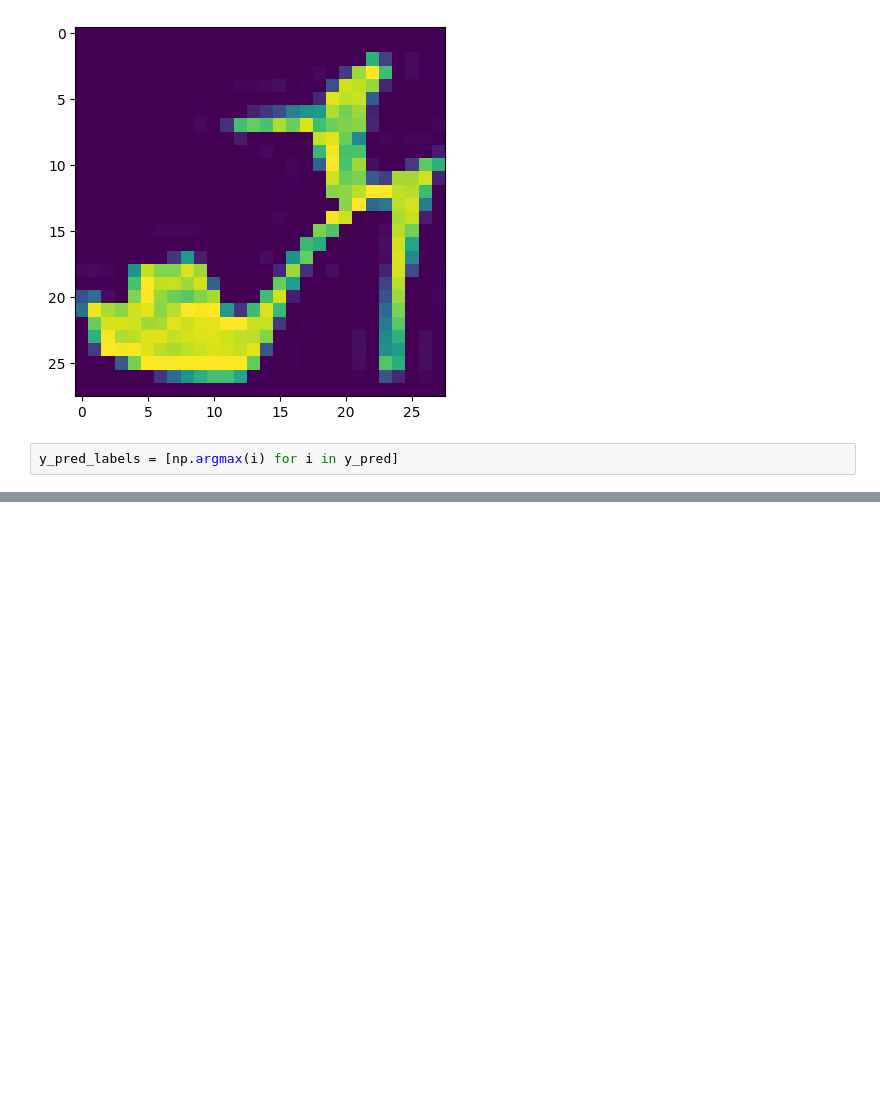
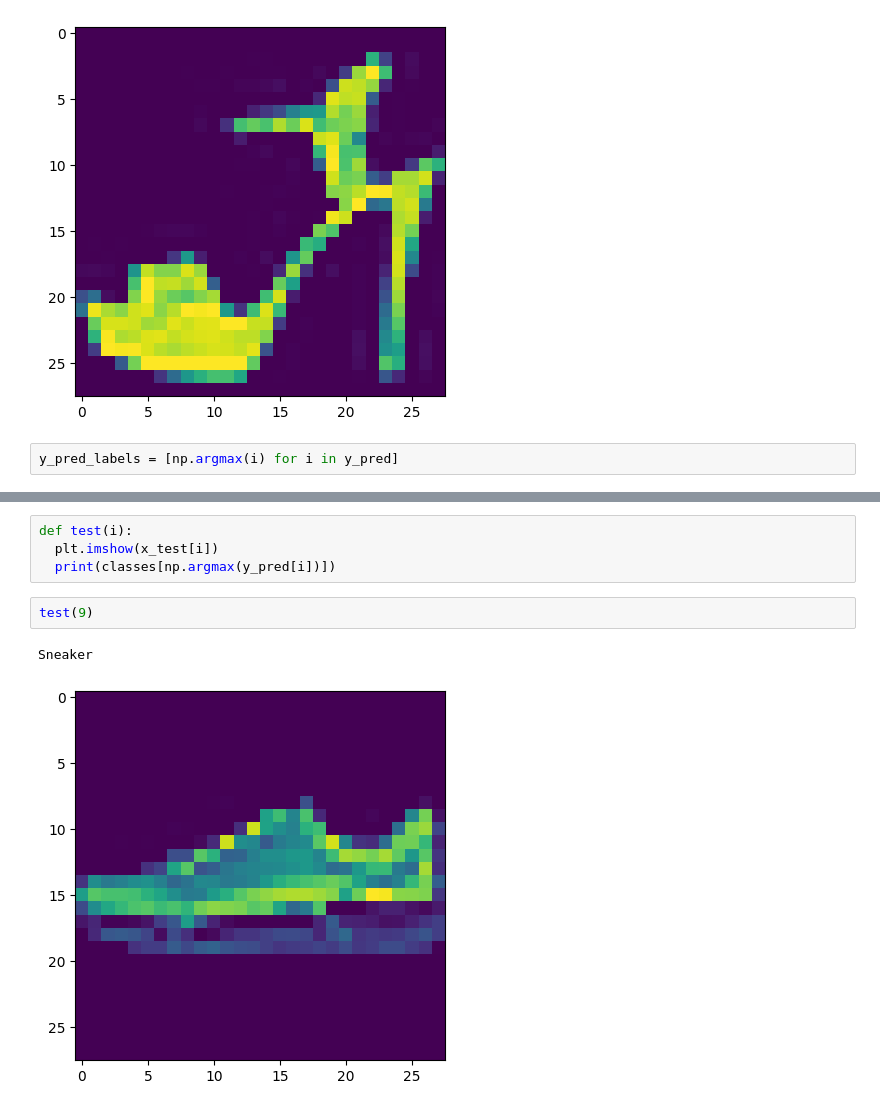
Before and after one commit to Anonymous3017/AI-ML-Training, a Jupyter notebook: Day_15_Ayush_Track_2.ipynb, the cells around one changed output, grey strips where cells are left out. Cells and saved outputs as stored; diff of their text form; blank space fills up the shorter version.

```diff
--- a/Day_15_Ayush_Track_2.ipynb
+++ b/Day_15_Ayush_Track_2.ipynb
@@ -657,0 +662,9 @@ plt.show()
+# %%
+def test(i):
+  plt.imshow(x_test[i])
+  print(classes[np.argmax(y_pred[i])])
+# %%
+test(9)
+# %% [output]
+Sneaker
+[figure, added]
```
Also changed, not shown: parts of 14 cells of this notebook.
